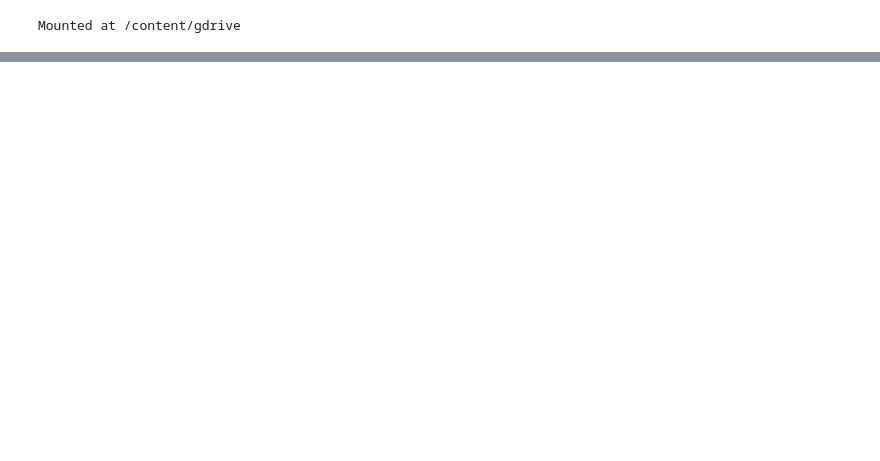
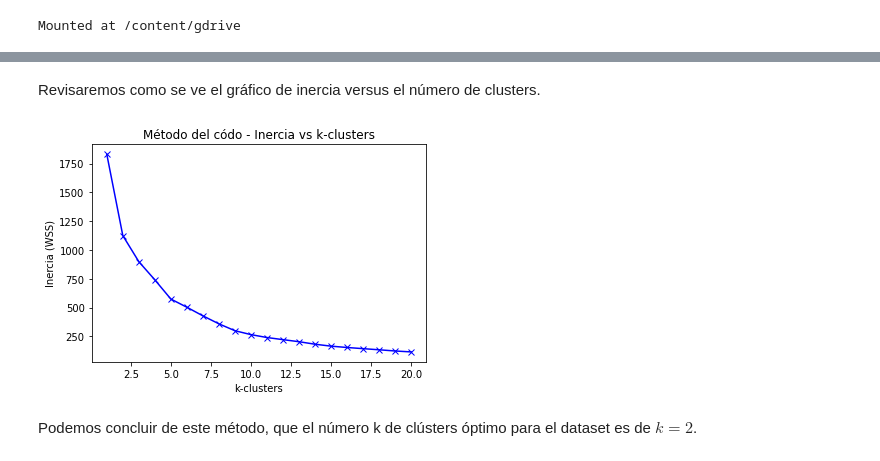
Before and after one commit to leovegamedina/projects-ml, a Jupyter notebook: Titanic_Kmeans_MLCourse.ipynb, the cells around one changed output, grey strips where cells are left out. Saved outputs shown, nothing was run; the diff lists cells and outputs as text; code cells hidden in the pictures; blank space fills up the shorter version.

```diff
--- a/Titanic_Kmeans_MLCourse.ipynb
+++ b/Titanic_Kmeans_MLCourse.ipynb
@@ -23,0 +245,14 @@ titanic_org.head()
+# %%
+from sklearn.impute import KNNImputer
+
+# Define imputador
+imputer = KNNImputer()
+
+# Ajusta en el dataset
+imputer.fit(val_titanic_norm)
+
+# Transforma el dataset
+val_titanic_norm_tr = imputer.transform(val_titanic_norm)
+
+# Imprimir missing values nuevos
+print('Missing: %d' % sum(np.isnan(val_titanic_norm_tr).flatten()))
@@ -23,0 +263,11 @@ titanic_org.head()
+# %%
+# Reemplazamos el dataset con missing values por el imputado por KNN.
+
+titanic_dev_norm = pd.DataFrame(val_titanic_norm_tr)
+titanic_dev_norm.columns = titanic_dev.columns
+titanic_dev_norm.index = titanic_dev.index
+titanic_dev_norm.head()
+
+# Revisamos la existencia de missing values en nuestro dataset.
+
+titanic_dev_norm.describe()
@@ -23,0 +293,24 @@ titanic_org.head()
+# %%
+# Calcularemos la inercia para una cantidad k = 10 de clústers y compararemos en un gráfico.
+
+from sklearn.cluster import KMeans
+
+WSS = []
+
+for i in range(1,21):
+    kmeans = KMeans(n_clusters = i, max_iter = 300, random_state = 1)
+    kmeans.fit(titanic_dev_norm)
+    WSS.append(kmeans.inertia_)
+# %% [markdown]
+Revisaremos como se ve el gráfico de inercia versus el número de clusters.
+# %%
+plt.plot(range(1,21),WSS,'-bx')
+plt.title('Método del códo - Inercia vs k-clusters')
+plt.xlabel('k-clusters')
+plt.ylabel('Inercia (WSS)')
+plt.style.use('ggplot')
+plt.show()
+# %% [output]
+[figure, added]
+# %% [markdown]
+Podemos concluir de este método, que el número k de clústers óptimo para el dataset es de **$k = 2$**.
```
Also changed, not shown: parts of 55 cells of this notebook.
